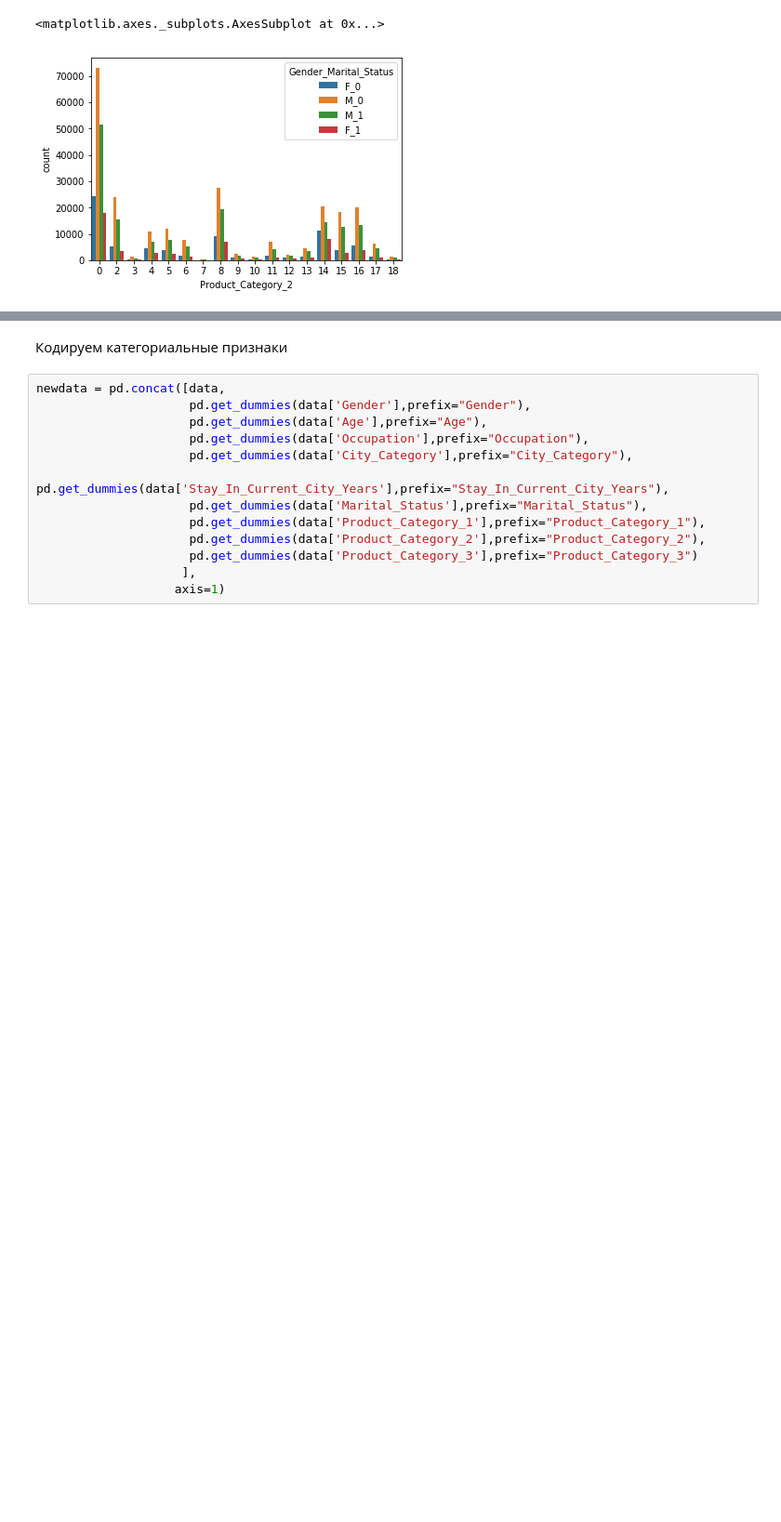
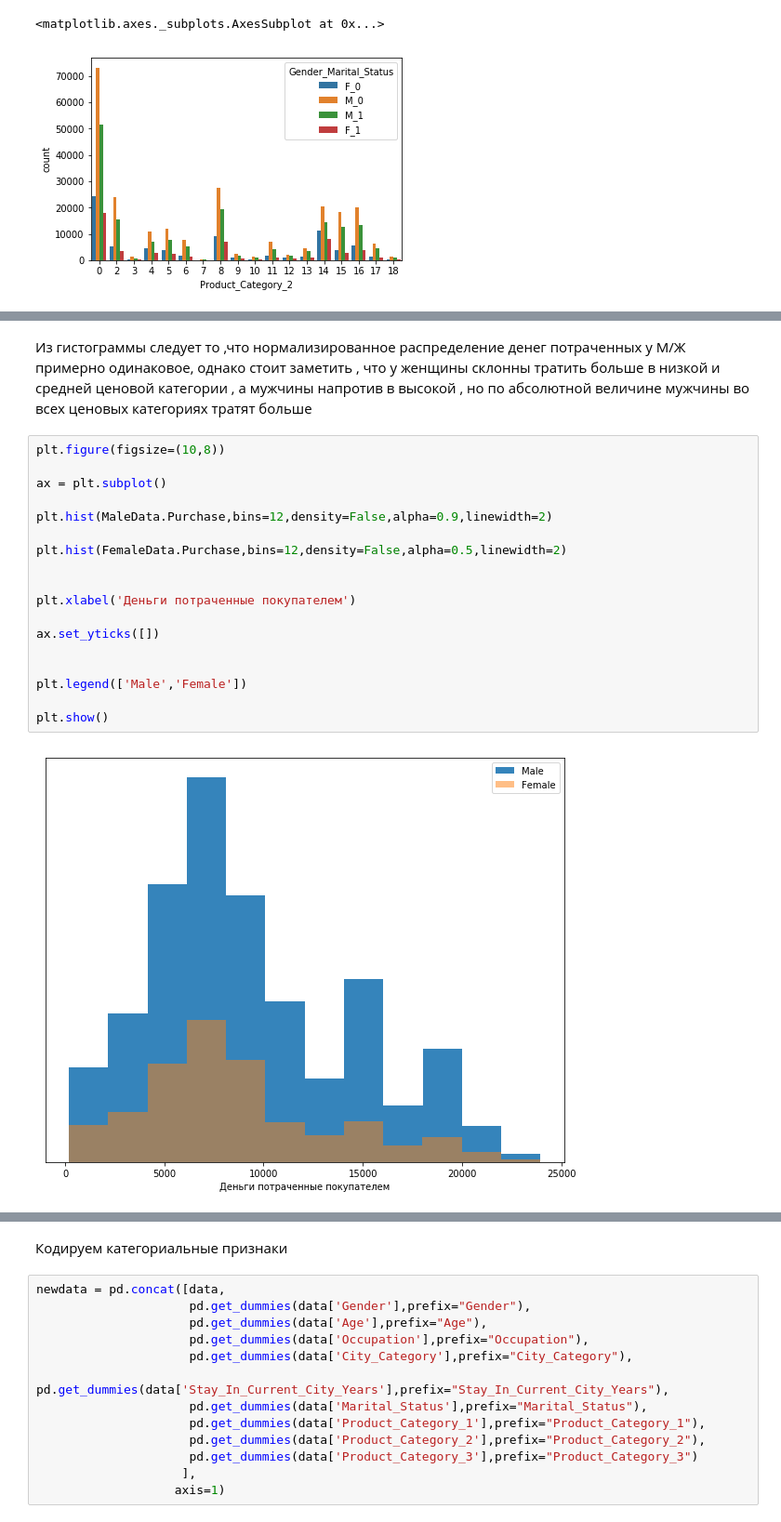
Before and after one commit to IlyaChr/ods2018, a Jupyter notebook: black-friday/BlackFriday.ipynb, the cells around one changed output, grey strips where cells are left out. Shown: that part at 93% size. Drawn from its saved outputs; the diff is of its cells as text; blank space fills up the shorter version.

```diff
--- a/black-friday/BlackFriday.ipynb
+++ b/black-friday/BlackFriday.ipynb
@@ -190,0 +213,22 @@ plt.show()
+# %% [markdown]
+Из гистограммы следует то ,что нормализированное распределение денег потраченных у М/Ж примерно одинаковое, однако стоит заметить , что у женщины склонны тратить больше в низкой и средней ценовой категории , а мужчины напротив в высокой , но по абсолютной величине мужчины во всех ценовых категориях тратят больше
+# %%
+plt.figure(figsize=(10,8))
+
+ax = plt.subplot()
+
+plt.hist(MaleData.Purchase,bins=12,density=False,alpha=0.9,linewidth=2)
+
+plt.hist(FemaleData.Purchase,bins=12,density=False,alpha=0.5,linewidth=2)
+
+
+plt.xlabel('Деньги потраченные покупателем')
+
+ax.set_yticks([])
+
+
+plt.legend(['Male','Female'])
+
+plt.show()
+# %% [output]
+[figure, added]
```
Also changed, not shown: parts of 12 cells of this notebook.
